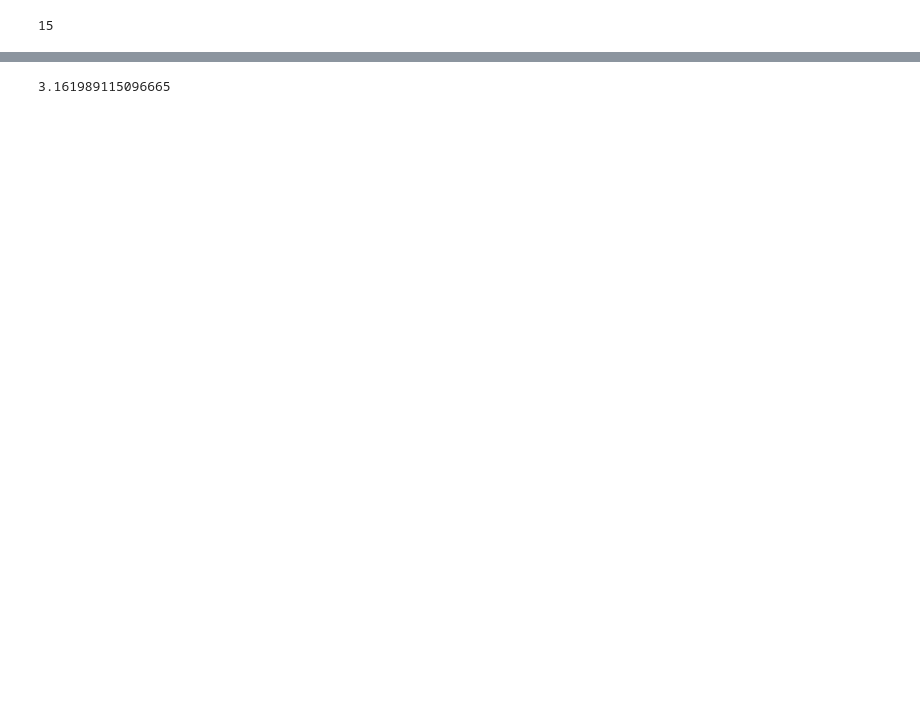
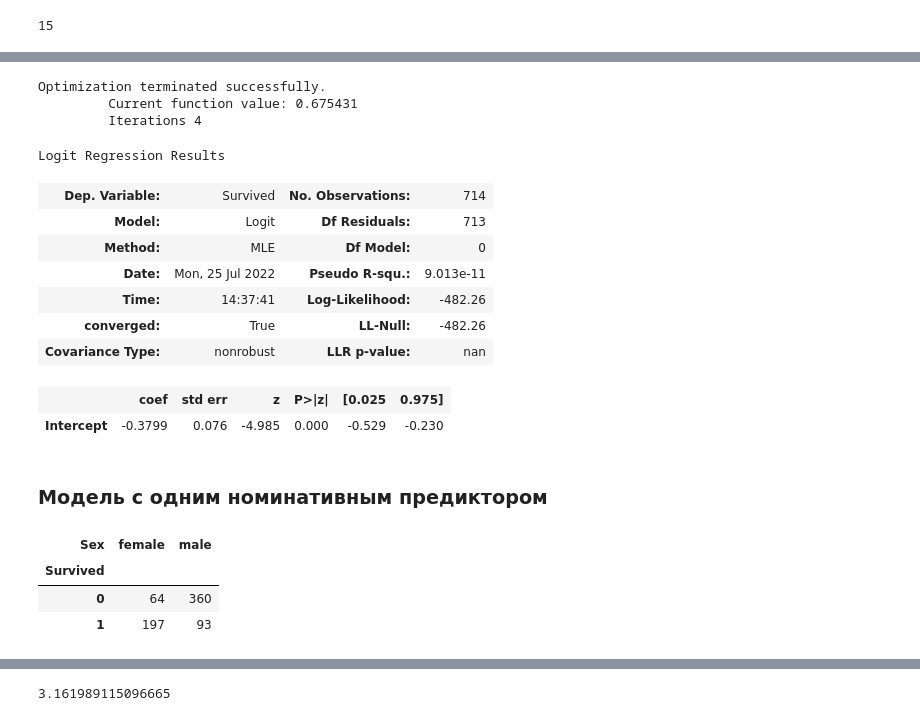
Before and after one commit to AndrewSalygin/data_analysis_practice, a Jupyter notebook: Data analysis practice.ipynb, the cells around one changed output, grey strips where cells are left out. Saved outputs shown, nothing was run; the diff lists cells and outputs as text; code cells hidden in the pictures; blank space fills up the shorter version.

```diff
--- a/Data analysis practice.ipynb
+++ b/Data analysis practice.ipynb
@@ -1100,0 +1054,34 @@ log(odds_mf) = -2.4778
+# %%
+import statsmodels.formula.api as smf
+df = pd.read_csv('data/titanic.csv')
+df = df.dropna(subset = 'Age')
+
+# Стилистика R (По мне самый простой и удобный способ)
+model = smf.logit(formula = 'Survived ~ 1', data = df)
+res_rstyle = model.fit()
+
+res_rstyle.summary()
+# %% [output]
+Optimization terminated successfully.
+         Current function value: 0.675431
+         Iterations 4
+Logit Regression Results
+| Dep. Variable: | Survived | No. Observations: | 714 |
+| Model: | Logit | Df Residuals: | 713 |
+| Method: | MLE | Df Model: | 0 |
+| Date: | Mon, 25 Jul 2022 | Pseudo R-squ.: | 9.013e-11 |
+| Time: | 14:37:41 | Log-Likelihood: | -482.26 |
+| converged: | True | LL-Null: | -482.26 |
+| Covariance Type: | nonrobust | LLR p-value: | nan |
+|  | coef | std err | z | P>|z| | [0.025 | 0.975] |
+| Intercept | -0.3799 | 0.076 | -4.985 | 0.000 | -0.529 | -0.230 |
+# %% [markdown]
+### Модель с одним номинативным предиктором
+# %%
+nSexSurvived = pd.crosstab(df.Survived, df.Sex)
+nSexSurvived
+# %% [output]
+| Sex | female | male |
+| Survived |  |  |
+| 0 | 64 | 360 |
+| 1 | 197 | 93 |
```
Also changed, not shown: parts of 47 cells of this notebook.
